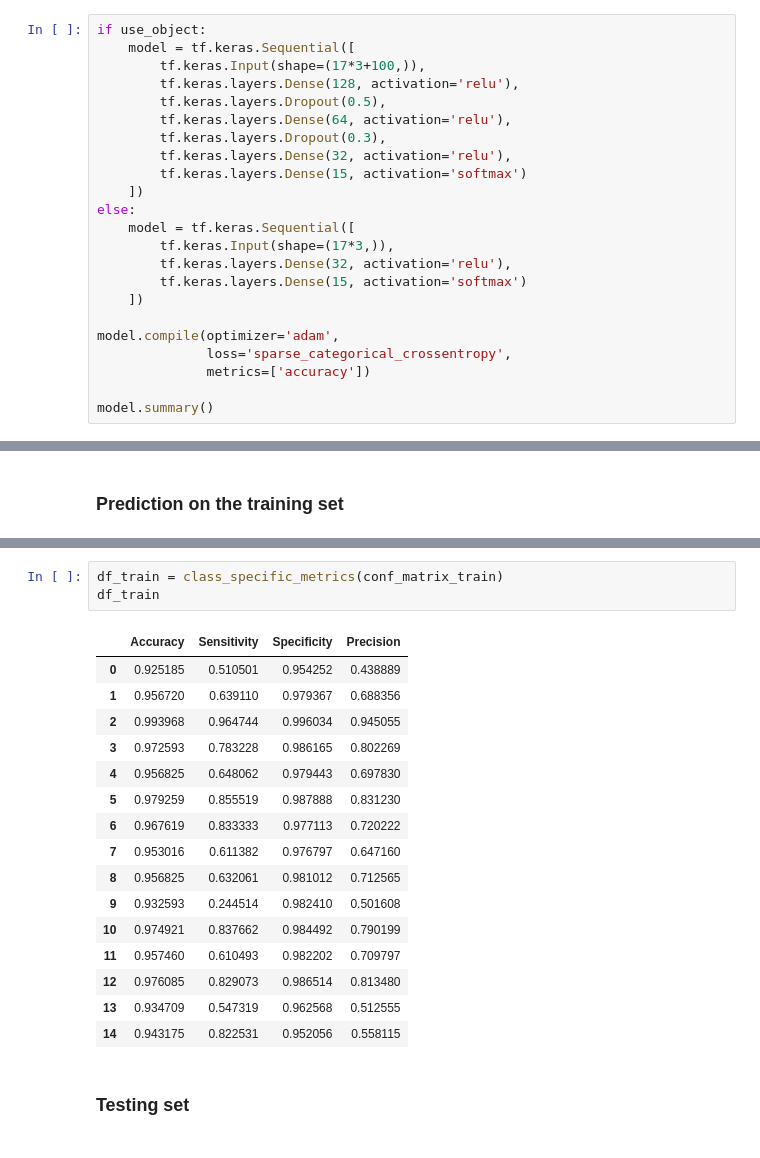
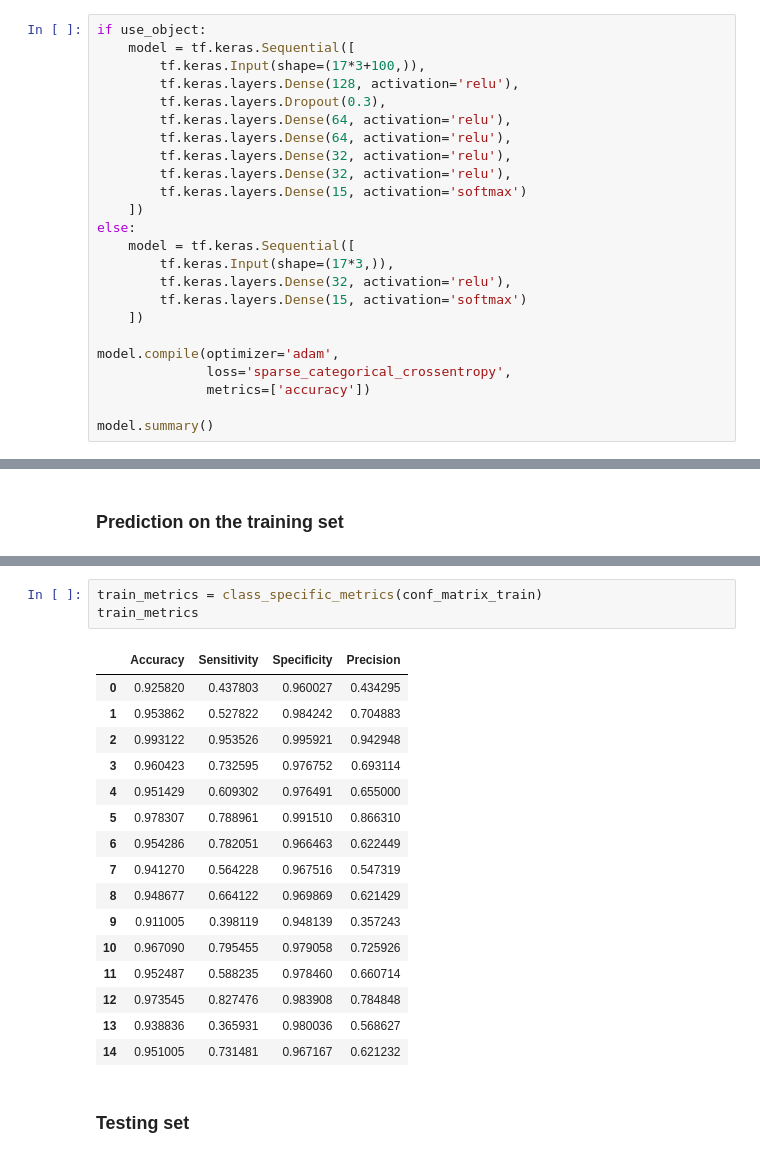
Before and after one commit to Vatsal-Sharma2003/HUMAN-POSE-ESTIMATION-USING-MACHINE-LEARNING, a Jupyter notebook: Processing.ipynb, the cells around one changed output, grey strips where cells are left out. Saved outputs shown, nothing was run; the diff lists cells and outputs as text.

```diff
--- a/Processing.ipynb
+++ b/Processing.ipynb
@@ -118,9 +134,10 @@ if use_object:
     model = tf.keras.Sequential([
         tf.keras.Input(shape=(17*3+100,)),
         tf.keras.layers.Dense(128, activation='relu'),
-        tf.keras.layers.Dropout(0.5),
+        tf.keras.layers.Dropout(0.3),
         tf.keras.layers.Dense(64, activation='relu'),
-        tf.keras.layers.Dropout(0.3),
+        tf.keras.layers.Dense(64, activation='relu'),
+        tf.keras.layers.Dense(32, activation='relu'),
         tf.keras.layers.Dense(32, activation='relu'),
         tf.keras.layers.Dense(15, activation='softmax')
     ])
@@ -366,23 +388,23 @@ plt.show()
 # %%
-df_train = class_specific_metrics(conf_matrix_train)
-df_train
+train_metrics = class_specific_metrics(conf_matrix_train)
+train_metrics
 # %% [output]
 |  | Accuracy | Sensitivity | Specificity | Precision |
-| 0 | 0.925185 | 0.510501 | 0.954252 | 0.438889 |
-| 1 | 0.956720 | 0.639110 | 0.979367 | 0.688356 |
-| 2 | 0.993968 | 0.964744 | 0.996034 | 0.945055 |
-| 3 | 0.972593 | 0.783228 | 0.986165 | 0.802269 |
-| 4 | 0.956825 | 0.648062 | 0.979443 | 0.697830 |
-| 5 | 0.979259 | 0.855519 | 0.987888 | 0.831230 |
-| 6 | 0.967619 | 0.833333 | 0.977113 | 0.720222 |
-| 7 | 0.953016 | 0.611382 | 0.976797 | 0.647160 |
-| 8 | 0.956825 | 0.632061 | 0.981012 | 0.712565 |
-| 9 | 0.932593 | 0.244514 | 0.982410 | 0.501608 |
-| 10 | 0.974921 | 0.837662 | 0.984492 | 0.790199 |
-| 11 | 0.957460 | 0.610493 | 0.982202 | 0.709797 |
-| 12 | 0.976085 | 0.829073 | 0.986514 | 0.813480 |
-| 13 | 0.934709 | 0.547319 | 0.962568 | 0.512555 |
-| 14 | 0.943175 | 0.822531 | 0.952056 | 0.558115 |
+| 0 | 0.925820 | 0.437803 | 0.960027 | 0.434295 |
+| 1 | 0.953862 | 0.527822 | 0.984242 | 0.704883 |
+| 2 | 0.993122 | 0.953526 | 0.995921 | 0.942948 |
+| 3 | 0.960423 | 0.732595 | 0.976752 | 0.693114 |
+| 4 | 0.951429 | 0.609302 | 0.976491 | 0.655000 |
+| 5 | 0.978307 | 0.788961 | 0.991510 | 0.866310 |
+| 6 | 0.954286 | 0.782051 | 0.966463 | 0.622449 |
+| 7 | 0.941270 | 0.564228 | 0.967516 | 0.547319 |
+| 8 | 0.948677 | 0.664122 | 0.969869 | 0.621429 |
+| 9 | 0.911005 | 0.398119 | 0.948139 | 0.357243 |
+| 10 | 0.967090 | 0.795455 | 0.979058 | 0.725926 |
+| 11 | 0.952487 | 0.588235 | 0.978460 | 0.660714 |
+| 12 | 0.973545 | 0.827476 | 0.983908 | 0.784848 |
+| 13 | 0.938836 | 0.365931 | 0.980036 | 0.568627 |
+| 14 | 0.951005 | 0.731481 | 0.967167 | 0.621232 |
 # %% [markdown]
 ### Testing set
 # %%
```
Also changed, not shown: parts of 12 cells of this notebook, 1 other file.
